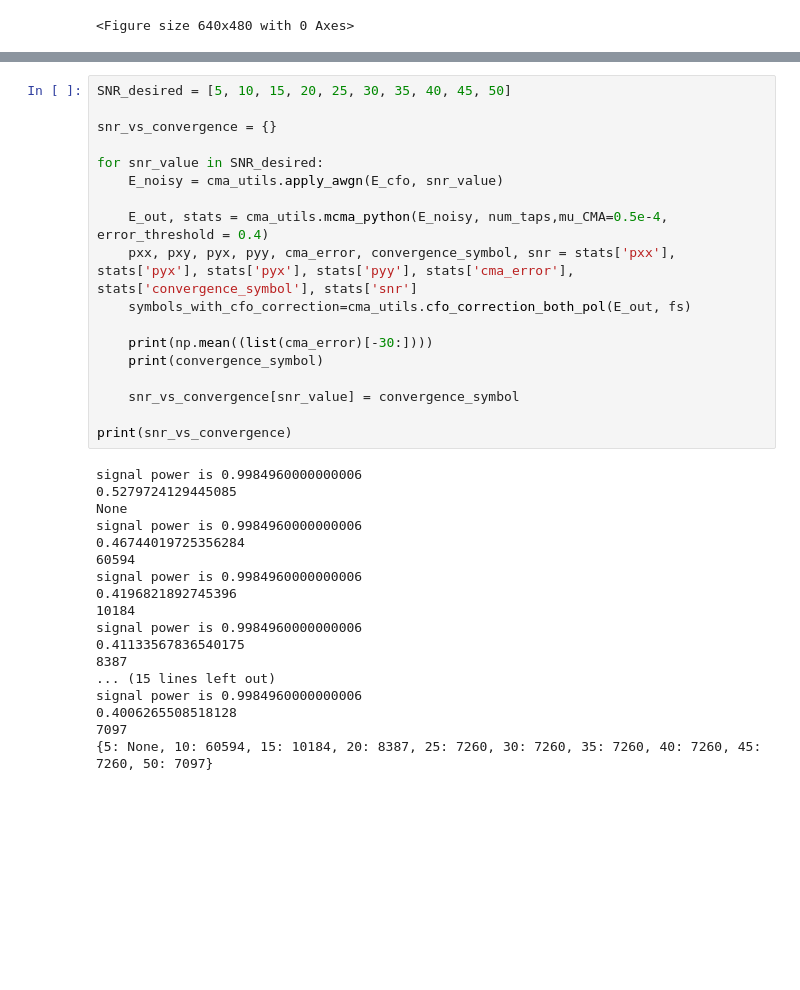
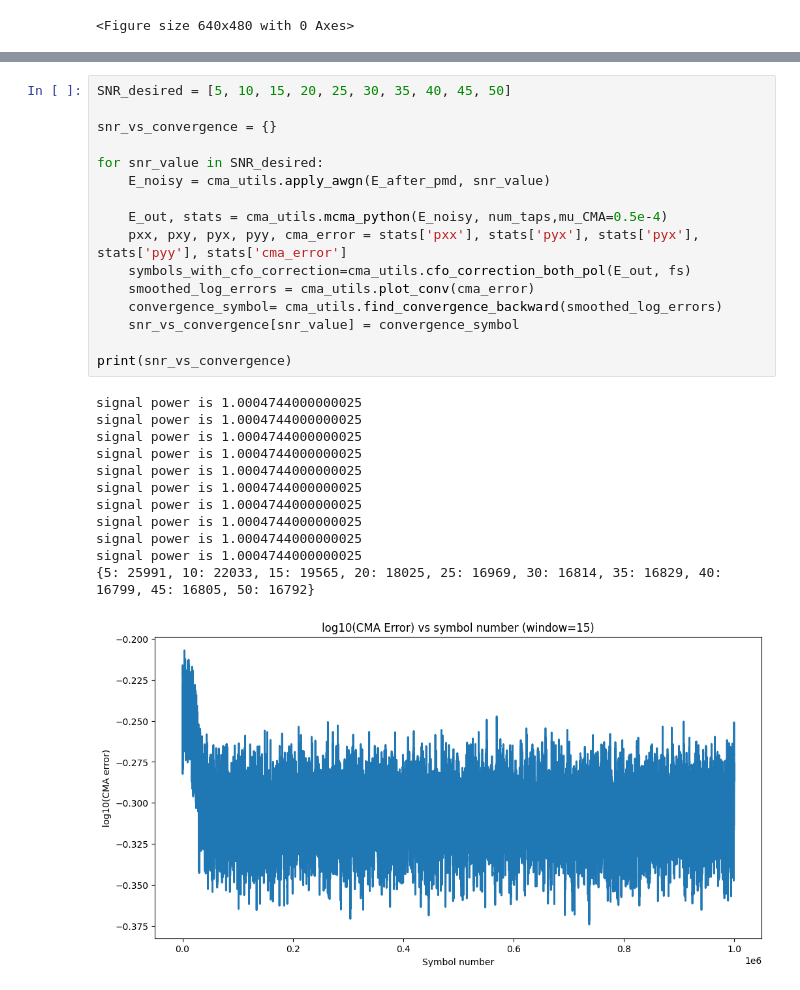
Before and after one commit to Denviser/RL-Project, a Jupyter notebook: DSP/cma_ucb.ipynb, the cells around one changed output, grey strips where cells are left out. Saved outputs shown, nothing was run; the diff lists cells and outputs as text; blank space fills up the shorter version.

```diff
--- a/DSP/cma_ucb.ipynb
+++ b/DSP/cma_ucb.ipynb
@@ -215,36 +166,29 @@ cma_utils.plot_constellation(symbols_with_cfo_correction)
 # %%
 SNR_desired = [5, 10, 15, 20, 25, 30, 35, 40, 45, 50]
 
 snr_vs_convergence = {}
 
 for snr_value in SNR_desired:
-    E_noisy = cma_utils.apply_awgn(E_cfo, snr_value)
+    E_noisy = cma_utils.apply_awgn(E_after_pmd, snr_value)
 
-    E_out, stats = cma_utils.mcma_python(E_noisy, num_taps,mu_CMA=0.5e-4, error_threshold = 0.4)
-    pxx, pxy, pyx, pyy, cma_error, convergence_symbol, snr = stats['pxx'], stats['pyx'], stats['pyx'], stats['pyy'], stats['cma_error'], stats['convergence_symbol'], stats['snr']
+    E_out, stats = cma_utils.mcma_python(E_noisy, num_taps,mu_CMA=0.5e-4)
+    pxx, pxy, pyx, pyy, cma_error = stats['pxx'], stats['pyx'], stats['pyx'], stats['pyy'], stats['cma_error']
     symbols_with_cfo_correction=cma_utils.cfo_correction_both_pol(E_out, fs)
-
-    print(np.mean((list(cma_error)[-30:])))
-    print(convergence_symbol)
-
+    smoothed_log_errors = cma_utils.plot_conv(cma_error)
+    convergence_symbol= cma_utils.find_convergence_backward(smoothed_log_errors)
     snr_vs_convergence[snr_value] = convergence_symbol
 
 print(snr_vs_convergence)
 # %% [output]
-signal power is 0.9984960000000006
-0.5279724129445085
-None
-signal power is 0.9984960000000006
-0.46744019725356284
-60594
-signal power is 0.9984960000000006
-0.4196821892745396
-10184
-signal power is 0.9984960000000006
-0.41133567836540175
-8387
-... (15 lines left out)
-signal power is 0.9984960000000006
-0.4006265508518128
-7097
-{5: None, 10: 60594, 15: 10184, 20: 8387, 25: 7260, 30: 7260, 35: 7260, 40: 7260, 45: 7260, 50: 7097}
+signal power is 1.0004744000000025
+signal power is 1.0004744000000025
+signal power is 1.0004744000000025
+signal power is 1.0004744000000025
+signal power is 1.0004744000000025
+signal power is 1.0004744000000025
+signal power is 1.0004744000000025
+signal power is 1.0004744000000025
+signal power is 1.0004744000000025
+signal power is 1.0004744000000025
+{5: 25991, 10: 22033, 15: 19565, 20: 18025, 25: 16969, 30: 16814, 35: 16829, 40: 16799, 45: 16805, 50: 16792}
+[figure, added]
```
Also changed, not shown: parts of 9 cells of this notebook, 2 other files.
